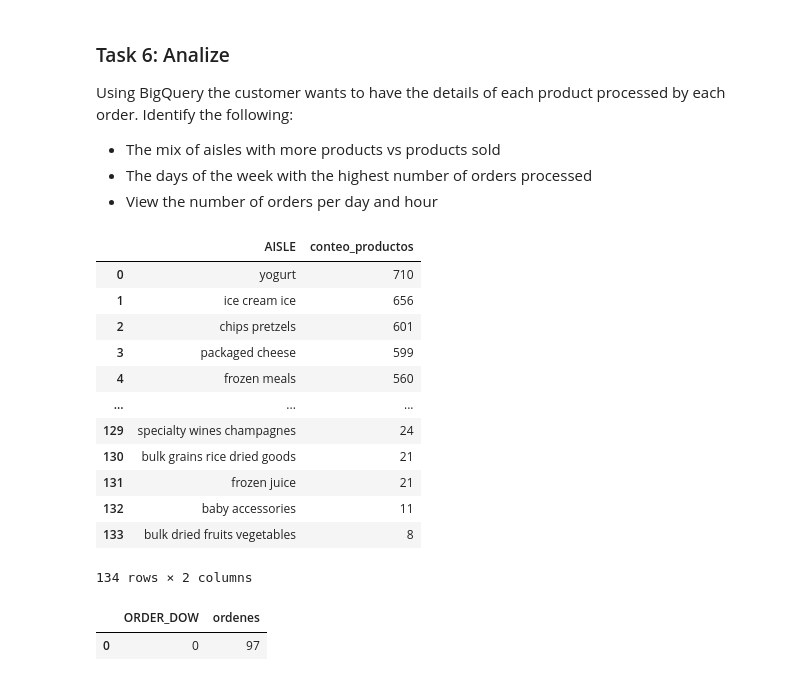
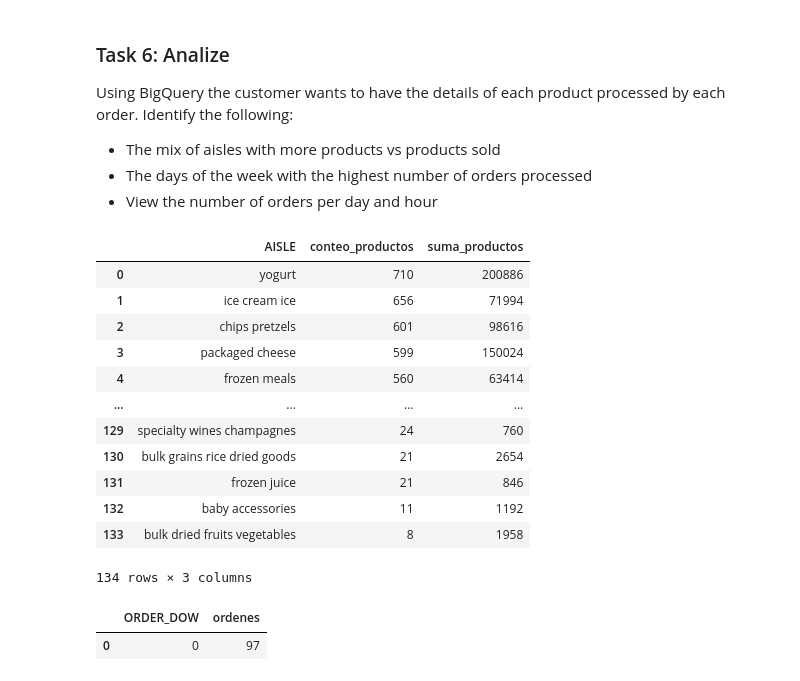
Before and after one commit to pamored/SF2_codeship, a Jupyter notebook: PamelaOre_ETL_Test.ipynb, the cells around one changed output. Drawn from its saved outputs; the diff is of its cells as text; code cells hidden in the pictures.

```diff
--- a/PamelaOre_ETL_Test.ipynb
+++ b/PamelaOre_ETL_Test.ipynb
@@ -136,27 +136,27 @@ Using BigQuery the customer wants to have the details of each product processed
 # %%
 # Your code here
 
 #The mix of aisles with more products vs products sold
 %%bigquery --project pamelaore
 SELECT
-  AISLE, COUNT(distinct(PRODUCT)) as conteo_productos
+  AISLE, COUNT(distinct(PRODUCT)) as conteo_productos, SUM(CAST(SEQ_PROD as INTEGER)) as suma_productos
 FROM `dataset1.tabla1`
 GROUP BY AISLE
 ORDER BY conteo_productos DESC
 # %% [output]
-|  | AISLE | conteo_productos |
-| 0 | yogurt | 710 |
-| 1 | ice cream ice | 656 |
-| 2 | chips pretzels | 601 |
-| 3 | packaged cheese | 599 |
-| 4 | frozen meals | 560 |
-| ... | ... | ... |
-| 129 | specialty wines champagnes | 24 |
-| 130 | bulk grains rice dried goods | 21 |
-| 131 | frozen juice | 21 |
-| 132 | baby accessories | 11 |
-| 133 | bulk dried fruits vegetables | 8 |
+|  | AISLE | conteo_productos | suma_productos |
+| 0 | yogurt | 710 | 200886 |
+| 1 | ice cream ice | 656 | 71994 |
+| 2 | chips pretzels | 601 | 98616 |
+| 3 | packaged cheese | 599 | 150024 |
+| 4 | frozen meals | 560 | 63414 |
+| ... | ... | ... | ... |
+| 129 | specialty wines champagnes | 24 | 760 |
+| 130 | bulk grains rice dried goods | 21 | 2654 |
+| 131 | frozen juice | 21 | 846 |
+| 132 | baby accessories | 11 | 1192 |
+| 133 | bulk dried fruits vegetables | 8 | 1958 |
-134 rows × 2 columns
+134 rows × 3 columns
 # %%
 # Your code here
 
```
